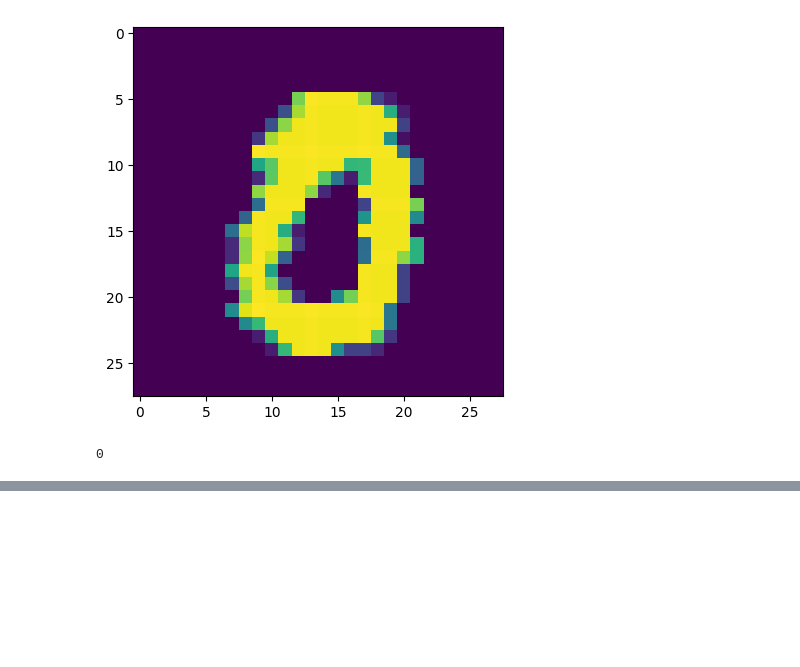
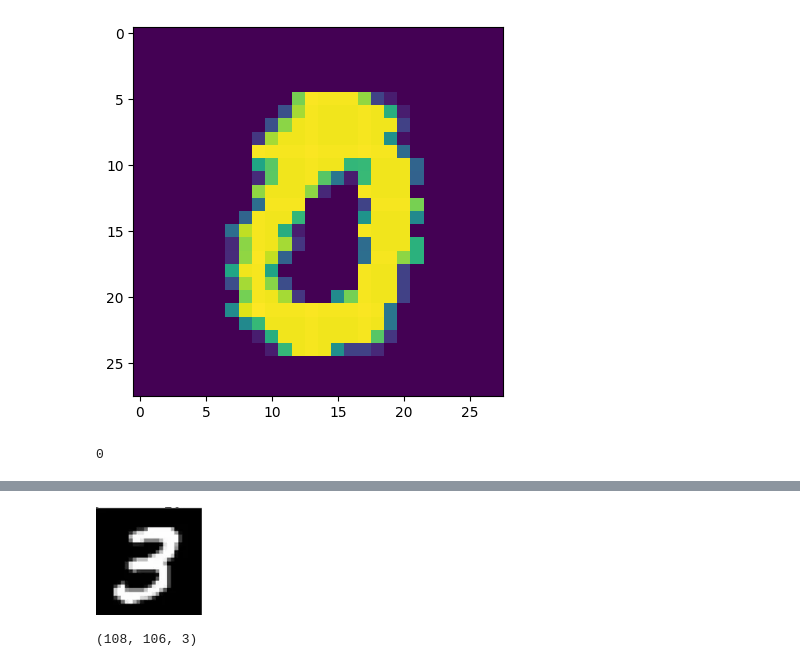
Before and after one commit to atif0911/AIML, a Jupyter notebook: MiniProjects/MNISTNumberClassifier/MNISTNumberClassifier.ipynb, the cells around one changed output, grey strips where cells are left out. Cells and saved outputs as stored; diff of their text form; code cells hidden in the pictures; blank space fills up the shorter version.

```diff
--- a/MiniProjects/MNISTNumberClassifier/MNISTNumberClassifier.ipynb
+++ b/MiniProjects/MNISTNumberClassifier/MNISTNumberClassifier.ipynb
@@ -130,0 +306,8 @@ print(y_train[69])
+# %%
+cv2_imshow(input_image)
+# %% [output]
+[figure, added]
+# %%
+input_image.shape
+# %% [output]
+(108, 106, 3)
```
Also changed, not shown: parts of 41 cells of this notebook, 2 other files.
